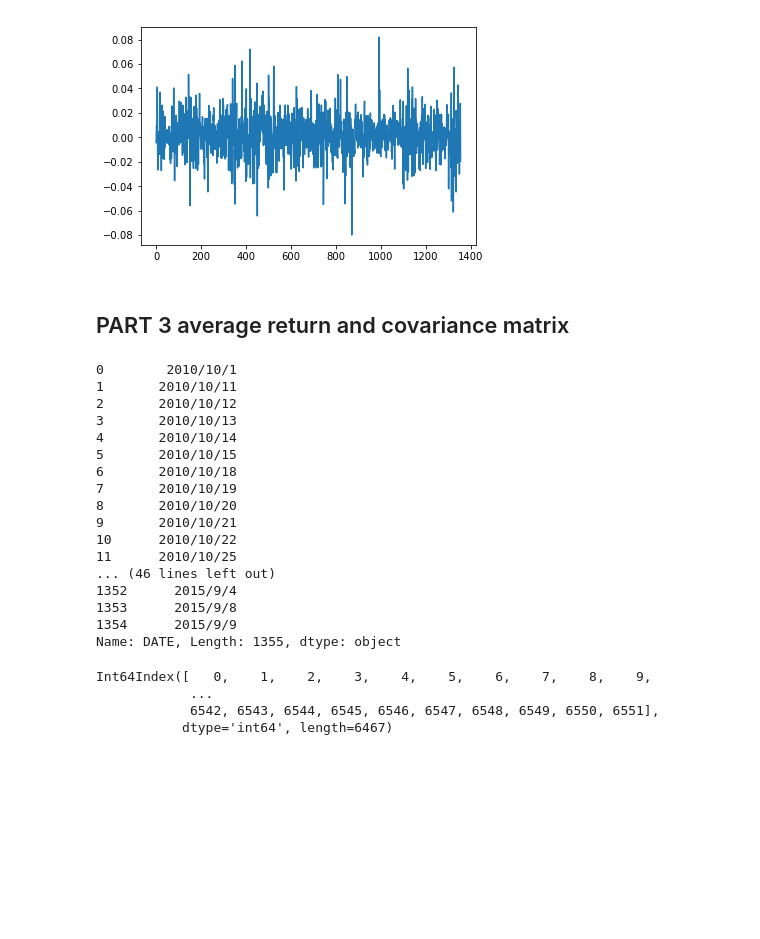
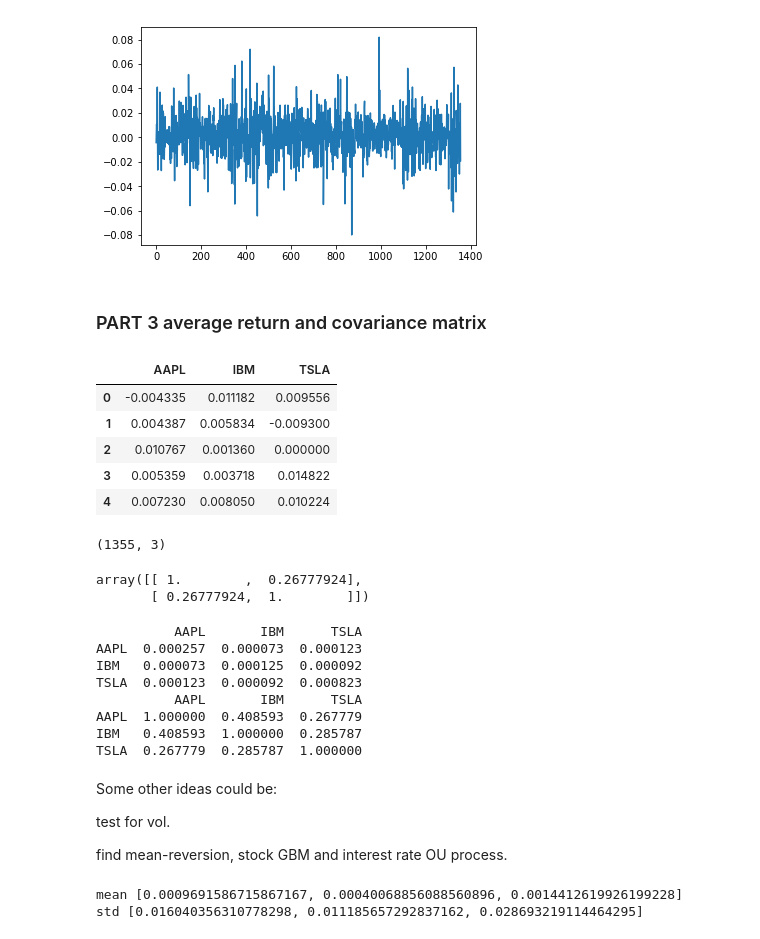
Before and after one commit to jessiejessiewang/portfolio_opm_sample, a Jupyter notebook: sample.ipynb, the cells around one changed output. Cells and saved outputs as stored; diff of their text form; code cells hidden in the pictures; blank space fills up the shorter version.

```diff
--- a/sample.ipynb
+++ b/sample.ipynb
@@ -123,31 +124,53 @@ plt.plot(cleaned_data['AAPL'])
 [<matplotlib.lines.Line2D at 0x...>]
 [figure]
 # %% [markdown]
-## PART 3 average return and covariance matrix
+### PART 3 average return and covariance matrix
-# %%
-for tck in colnames:
-# %% [output]
-0        2010/10/1
-1       2010/10/11
-2       2010/10/12
-3       2010/10/13
-4       2010/10/14
-5       2010/10/15
-6       2010/10/18
-7       2010/10/19
-8       2010/10/20
-9       2010/10/21
-10      2010/10/22
-11      2010/10/25
-... (46 lines left out)
-1352      2015/9/4
-1353      2015/9/8
-1354      2015/9/9
-Name: DATE, Length: 1355, dtype: object
-# %%
-data.index
-# %% [output]
-Int64Index([   0,    1,    2,    3,    4,    5,    6,    7,    8,    9,
-            ...
-            6542, 6543, 6544, 6545, 6546, 6547, 6548, 6549, 6550, 6551],
-           dtype='int64', length=6467)
+# %%
+subset = cleaned_data[['AAPL', 'IBM', 'TSLA']]
+subset.head()
+# %% [output]
+|  | AAPL | IBM | TSLA |
+| 0 | -0.004335 | 0.011182 | 0.009556 |
+| 1 | 0.004387 | 0.005834 | -0.009300 |
+| 2 | 0.010767 | 0.001360 | 0.000000 |
+| 3 | 0.005359 | 0.003718 | 0.014822 |
+| 4 | 0.007230 | 0.008050 | 0.010224 |
+# %%
+subset.shape
+# %% [output]
+(1355, 3)
+# %%
+np.corrcoef(subset['AAPL'], subset['TSLA'])
+# %% [output]
+array([[ 1.        ,  0.26777924],
+       [ 0.26777924,  1.        ]])
+# %%
+print(subset.cov())
+print(subset.corr())
+Cov = np.array(subset.cov())
+# %% [output]
+          AAPL       IBM      TSLA
+AAPL  0.000257  0.000073  0.000123
+IBM   0.000073  0.000125  0.000092
+TSLA  0.000123  0.000092  0.000823
+          AAPL       IBM      TSLA
+AAPL  1.000000  0.408593  0.267779
+IBM   0.408593  1.000000  0.285787
+TSLA  0.267779  0.285787  1.000000
+# %% [markdown]
+Some other ideas could be:
+
+test for vol.
+
+find mean-reversion, stock GBM and interest rate OU process.
+# %%
+mean = []
+std = []
+for tck in colnames:
+    mean.append(subset[tck].mean())
+    std.append(subset[tck].std())
+print('mean', mean)
+print('std', std)
+# %% [output]
+mean [0.0009691586715867167, 0.00040068856088560896, 0.0014412619926199228]
+std [0.016040356310778298, 0.011185657292837162, 0.028693219114464295]
```
Also changed, not shown: parts of 18 cells of this notebook.
